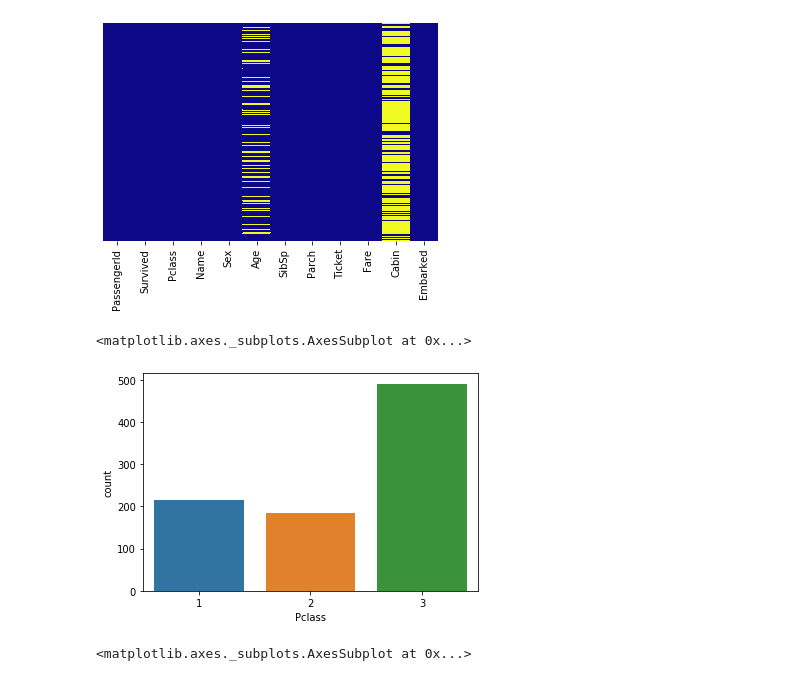
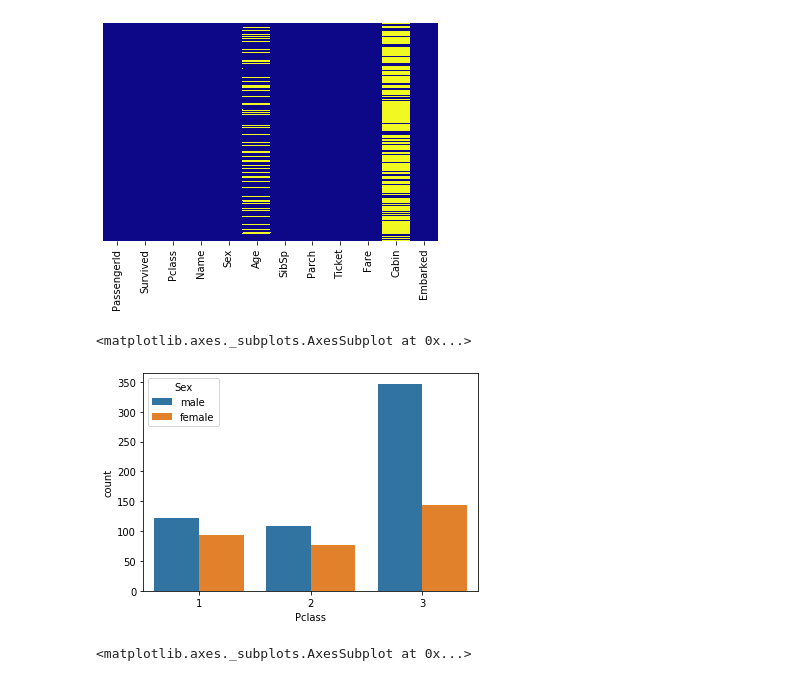
Before and after one commit to valentino22/adventuresInML, a Jupyter notebook: kaggle/titanic/titanic.ipynb, the cells around one changed output. Saved outputs shown, nothing was run; the diff lists cells and outputs as text; code cells hidden in the pictures.

```diff
--- a/kaggle/titanic/titanic.ipynb
+++ b/kaggle/titanic/titanic.ipynb
@@ -99,10 +99,10 @@ sns.heatmap(train.isnull(), yticklabels = False, cbar = False, cmap = 'plasma')
 [figure]
 # %%
 # plot classes
-sns.countplot(train['Pclass'])
+sns.countplot(x='Pclass', hue='Sex', data=train)
 # %% [output]
 <matplotlib.axes._subplots.AxesSubplot at 0x...>
-[figure, old version]
+[figure, new version]
 # %%
 # on the first run we still have lots of null values for age,
 # we remove them lates replacing them with class based age averages (each class has an average age)
```
Also changed, not shown: parts of 10 cells of this notebook, 4 other files.
